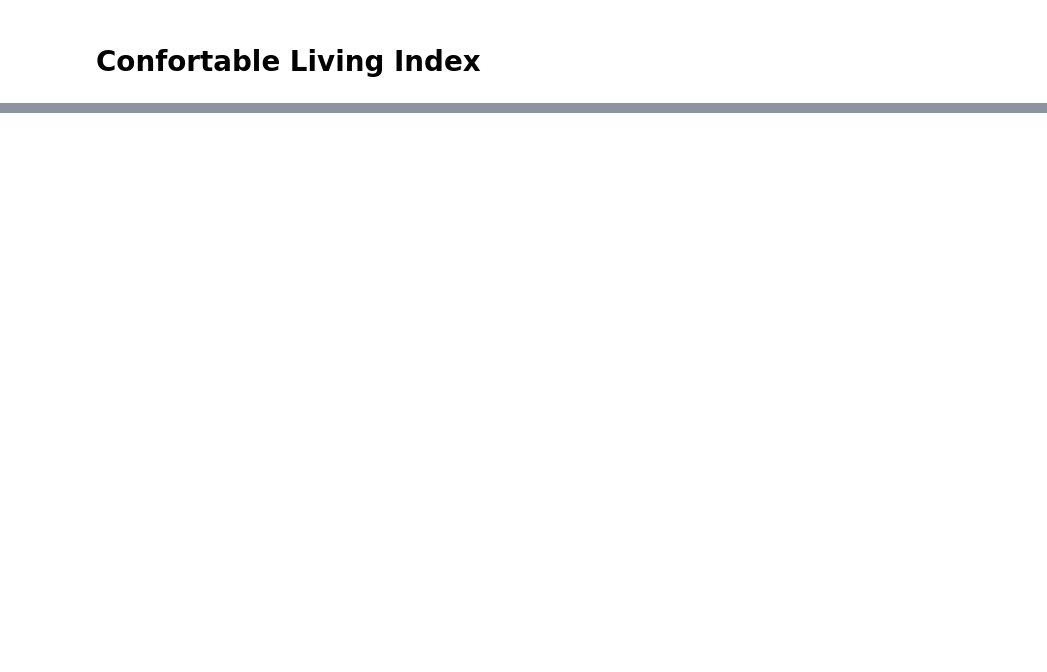
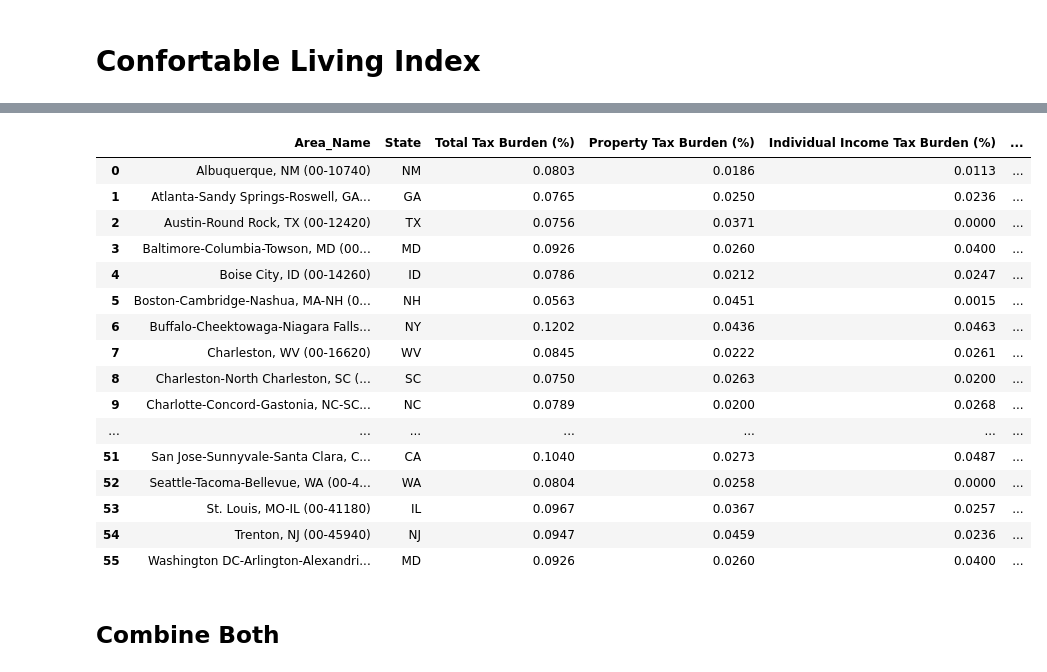
Before and after one commit to Makster04/Phase_3_Project, a Jupyter notebook: Notebook.ipynb, the cells around one changed output, grey strips where cells are left out. Cells and saved outputs as stored; diff of their text form; code cells hidden in the pictures; blank space fills up the shorter version.

```diff
--- a/Notebook.ipynb
+++ b/Notebook.ipynb
@@ -303,3 +314,64 @@ efddf
+# %%
+import pandas as pd
+import sqlite3
+
+# Load the datasets
+Entry_Level_Wage = pd.read_excel("Final_Tech_Data.xlsx")
+COL = pd.read_excel("Tax_Burden.xlsx")
+
+# Drop unnecessary columns from Entry_Level_Wage
+Entry_Level_Wage.drop(['Entry_Level_Tech_Wage', 'Employment_Total', 'Employment_per_1k_jobs', 'Location_Quotient', 'Average_7_Year_Growth_Rate'], axis=1, inplace=True)
+
+# Standardize column names for easier SQL usage
+
+# Create an in-memory SQLite database
+conn = sqlite3.connect(":memory:")
+
+# Load the DataFrames into SQLite
+Entry_Level_Wage.to_sql("Tech_Wages", conn, if_exists="replace", index=False)
+TB.to_sql("Tax_Burden", conn, if_exists="replace", index=False)
+
+# SQL query to calculate the ratios
+query = """
+SELECT *
+FROM Tech_Wages
+JOIN Tax_Burden
+ON Tech_Wages.Area_Name LIKE '%, %' || Tax_Burden.State || '% %'
+GROUP BY Tech_Wages.Area_Name
+"""
+
+# Execute query and store the result in a DataFrame
+result_df = pd.read_sql(query, conn)
+
+# Close the SQLite connection
+conn.close()
+
+# Display results
+result_df.head()
+
+# Optionally, save the result to an Excel file
+result_df.to_excel("Tax_Burden_by_City.xlsx", index=False)
+result_df
+# %% [output]
+|  | Area_Name | State | Total Tax Burden (%) | Property Tax Burden (%) | Individual Income Tax Burden (%) | ... |
+| 0 | Albuquerque, NM (00-10740) | NM | 0.0803 | 0.0186 | 0.0113 | ... |
+| 1 | Atlanta-Sandy Springs-Roswell, GA... | GA | 0.0765 | 0.0250 | 0.0236 | ... |
+| 2 | Austin-Round Rock, TX (00-12420) | TX | 0.0756 | 0.0371 | 0.0000 | ... |
+| 3 | Baltimore-Columbia-Towson, MD (00... | MD | 0.0926 | 0.0260 | 0.0400 | ... |
+| 4 | Boise City, ID (00-14260) | ID | 0.0786 | 0.0212 | 0.0247 | ... |
+| 5 | Boston-Cambridge-Nashua, MA-NH (0... | NH | 0.0563 | 0.0451 | 0.0015 | ... |
+| 6 | Buffalo-Cheektowaga-Niagara Falls... | NY | 0.1202 | 0.0436 | 0.0463 | ... |
+| 7 | Charleston, WV (00-16620) | WV | 0.0845 | 0.0222 | 0.0261 | ... |
+| 8 | Charleston-North Charleston, SC (... | SC | 0.0750 | 0.0263 | 0.0200 | ... |
+| 9 | Charlotte-Concord-Gastonia, NC-SC... | NC | 0.0789 | 0.0200 | 0.0268 | ... |
+| ... | ... | ... | ... | ... | ... | ... |
+| 51 | San Jose-Sunnyvale-Santa Clara, C... | CA | 0.1040 | 0.0273 | 0.0487 | ... |
+| 52 | Seattle-Tacoma-Bellevue, WA (00-4... | WA | 0.0804 | 0.0258 | 0.0000 | ... |
+| 53 | St. Louis, MO-IL (00-41180) | IL | 0.0967 | 0.0367 | 0.0257 | ... |
+| 54 | Trenton, NJ (00-45940) | NJ | 0.0947 | 0.0459 | 0.0236 | ... |
+| 55 | Washington DC-Arlington-Alexandri... | MD | 0.0926 | 0.0260 | 0.0400 | ... |
+# %% [markdown]
+## Combine Both
 # %%
 import pandas as pd
 import sqlite3
```
Also changed, not shown: parts of 14 cells of this notebook, 11 other files.
